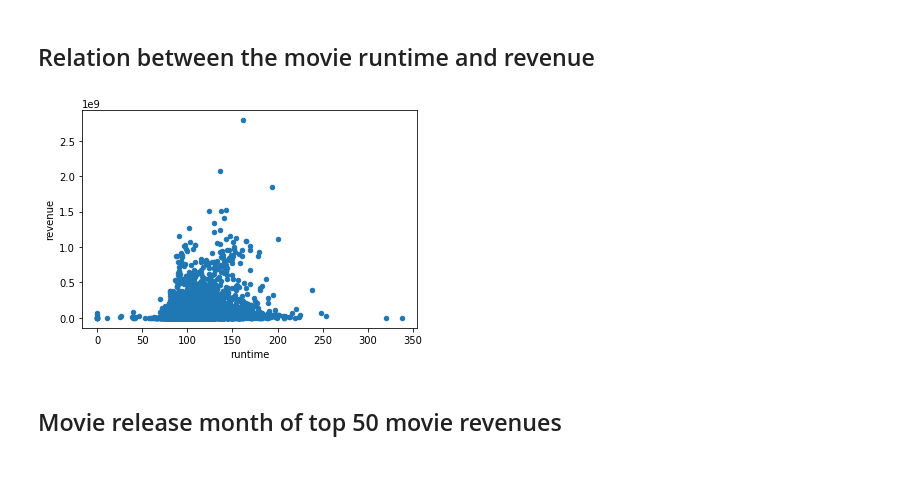
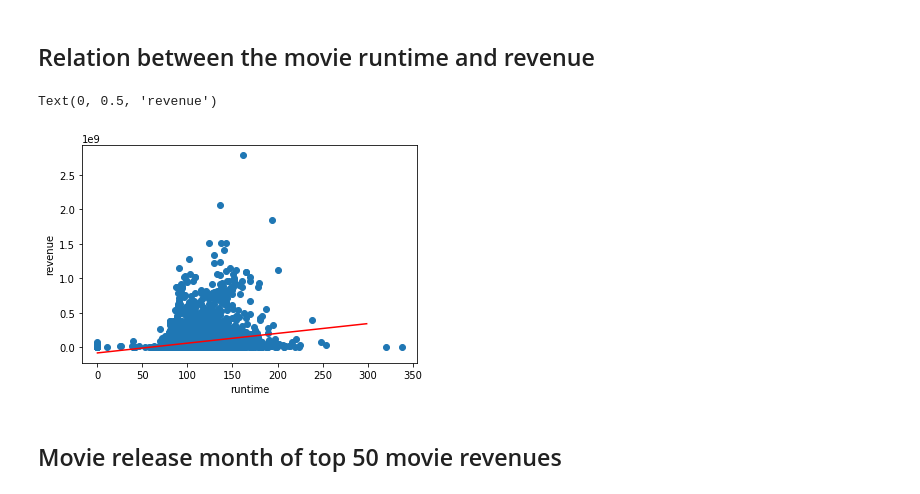
Before and after one commit to COGS108/MyFirstPullRequest, a Jupyter notebook: Data_analysis.ipynb, the cells around one changed output. Drawn from its saved outputs; the diff is of its cells as text; code cells hidden in the pictures.

```diff
--- a/Data_analysis.ipynb
+++ b/Data_analysis.ipynb
@@ -65,10 +64,17 @@ fig = lenth_rev.plot.scatter(y='revenue',x='title')
 ## Relation between the movie runtime and revenue
 # %%
 timelenth_rev = df[['runtime','revenue']]
-# %%
-fig = timelenth_rev.plot.scatter(x = 'runtime', y = 'revenue')
-# %% [output]
-[figure, removed]
+# %%
+a, b = np.polyfit(timelenth_rev['runtime'], timelenth_rev['revenue'], 1)
+time_len = np.arange(0,300,dtype = 'float')
+pred_rev = a * time_len + b
+plt.scatter(x = timelenth_rev['runtime'], y = timelenth_rev['revenue'])
+plt.plot(time_len, pred_rev, linestyle='-',color = "red")
+plt.xlabel('runtime')
+plt.ylabel('revenue')
+# %% [output]
+Text(0, 0.5, 'revenue')
+[figure, added]
 # %% [markdown]
 ## Movie release month of top 50 movie revenues
 # %%
```
Also changed, not shown: parts of 21 cells of this notebook.
